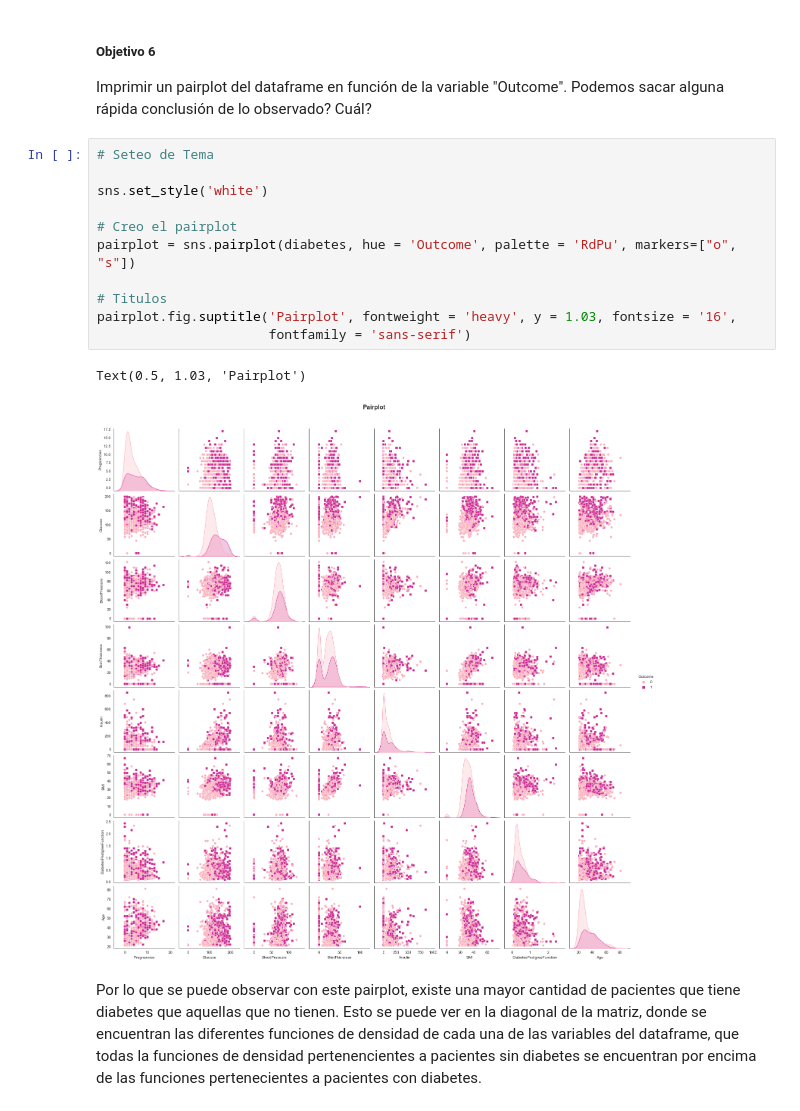
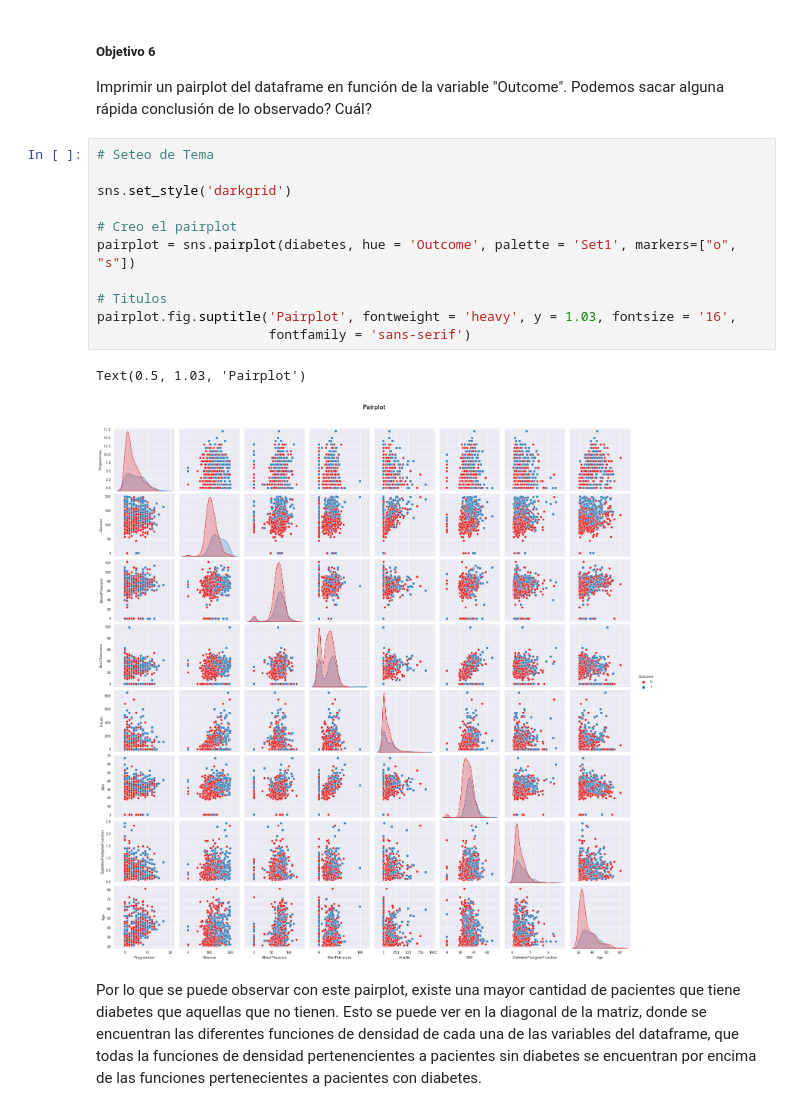
Before and after one commit to martinaiscar/data_science_utn_clusterai2022_middleprojects_aiscar, a Jupyter notebook: tp01/ClusterAI_TP1_EDA_martin_aiscar.ipynb, the cells around one changed output. Saved outputs shown, nothing was run; the diff lists cells and outputs as text.

```diff
--- a/tp01/ClusterAI_TP1_EDA_martin_aiscar.ipynb
+++ b/tp01/ClusterAI_TP1_EDA_martin_aiscar.ipynb
@@ -115,17 +115,17 @@ Imprimir un pairplot del dataframe en función de la variable "Outcome". Podemos
 # %%
 # Seteo de Tema
 
-sns.set_style('white')
+sns.set_style('darkgrid')
 
 # Creo el pairplot
-pairplot = sns.pairplot(diabetes, hue = 'Outcome', palette = 'RdPu', markers=["o", "s"])
+pairplot = sns.pairplot(diabetes, hue = 'Outcome', palette = 'Set1', markers=["o", "s"])
 
 # Titulos
 pairplot.fig.suptitle('Pairplot', fontweight = 'heavy', y = 1.03, fontsize = '16',
                       fontfamily = 'sans-serif')
 # %% [output]
 Text(0.5, 1.03, 'Pairplot')
-[figure, old version]
+[figure, new version]
 # %% [markdown]
 Por lo que se puede observar con este pairplot, existe una mayor cantidad de pacientes que tiene diabetes que aquellas que no tienen. Esto se puede ver en la diagonal de la matriz, donde se encuentran las diferentes funciones de densidad de cada una de las variables del dataframe, que todas la funciones de densidad pertenencientes a pacientes sin diabetes se encuentran por encima de las funciones pertenecientes a pacientes con diabetes.
 # %% [markdown]
```
Also changed, not shown: parts of 8 cells of this notebook.
